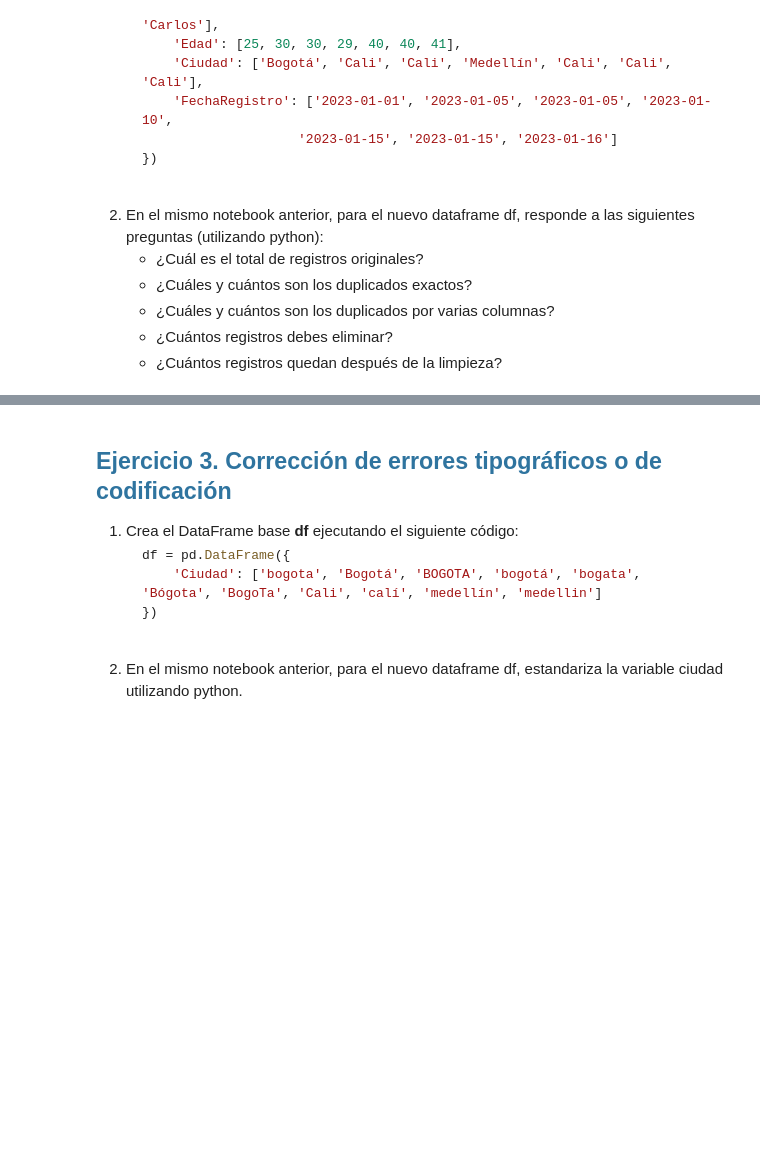
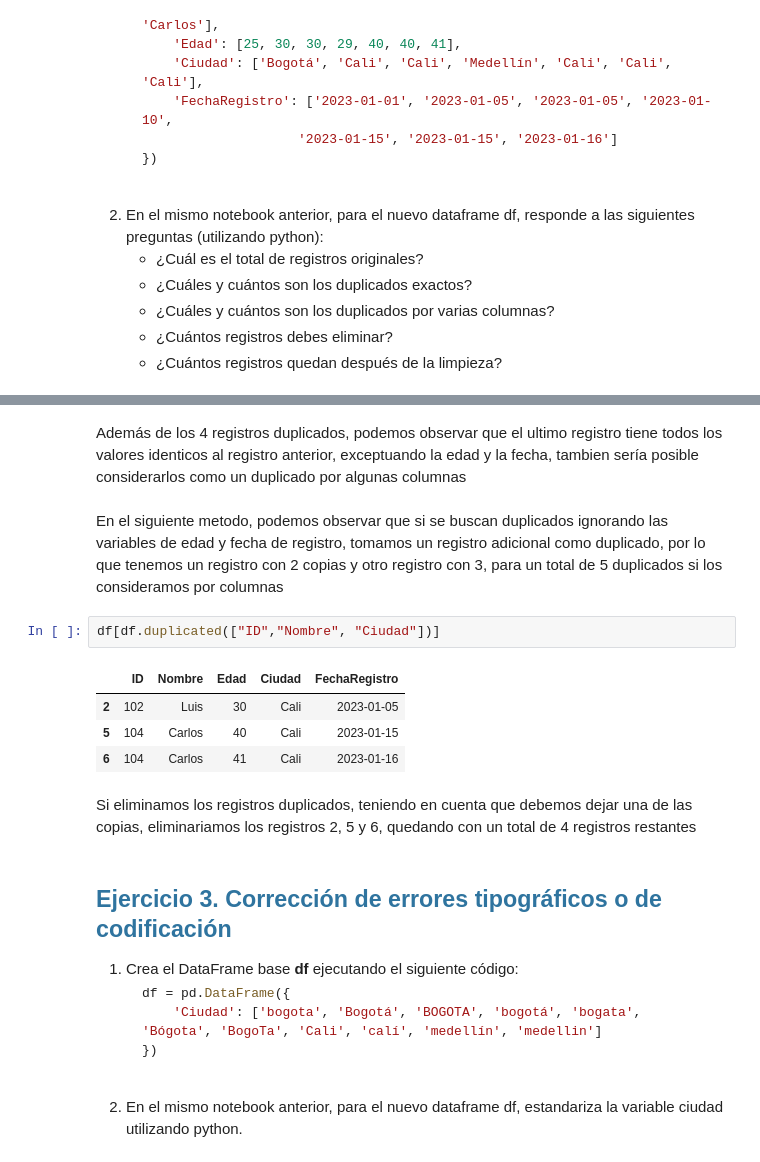
Before and after one commit to Veritax0/BEV-vs-ICE, a Jupyter notebook: sesiones_practicas/sp_5_Juan_Manuel_Vera.ipynb, the cells around one changed output, grey strips where cells are left out. Drawn from its saved outputs; the diff is of its cells as text; blank space fills up the shorter version.

```diff
--- a/sesiones_practicas/sp_5_Juan_Manuel_Vera.ipynb
+++ b/sesiones_practicas/sp_5_Juan_Manuel_Vera.ipynb
@@ -142,3 +187,16 @@ df
+# %% [markdown]
+Además de los 4 registros duplicados, podemos observar que el ultimo registro tiene todos los valores identicos al registro anterior, exceptuando la edad y la fecha, tambien sería posible considerarlos como un duplicado por algunas columnas
+# %% [markdown]
+En el siguiente metodo, podemos observar que si se buscan duplicados ignorando las variables de edad y fecha de registro, tomamos un registro adicional como duplicado, por lo que tenemos un registro con 2 copias y otro registro con 3, para un total de 5 duplicados si los consideramos por columnas
+# %%
+df[df.duplicated(["ID","Nombre", "Ciudad"])]
+# %% [output]
+|  | ID | Nombre | Edad | Ciudad | FechaRegistro |
+| 2 | 102 | Luis | 30 | Cali | 2023-01-05 |
+| 5 | 104 | Carlos | 40 | Cali | 2023-01-15 |
+| 6 | 104 | Carlos | 41 | Cali | 2023-01-16 |
+# %% [markdown]
+Si eliminamos los registros duplicados, teniendo en cuenta que debemos dejar una de las copias, eliminariamos los registros 2, 5 y 6, quedando con un total de 4 registros restantes
 # %% [markdown]
 ## <span style="color:#2F749F;"><strong>Ejercicio 3. Corrección de errores tipográficos o de codificación</strong></span>
 
```
Also changed, not shown: parts of 16 cells of this notebook.
